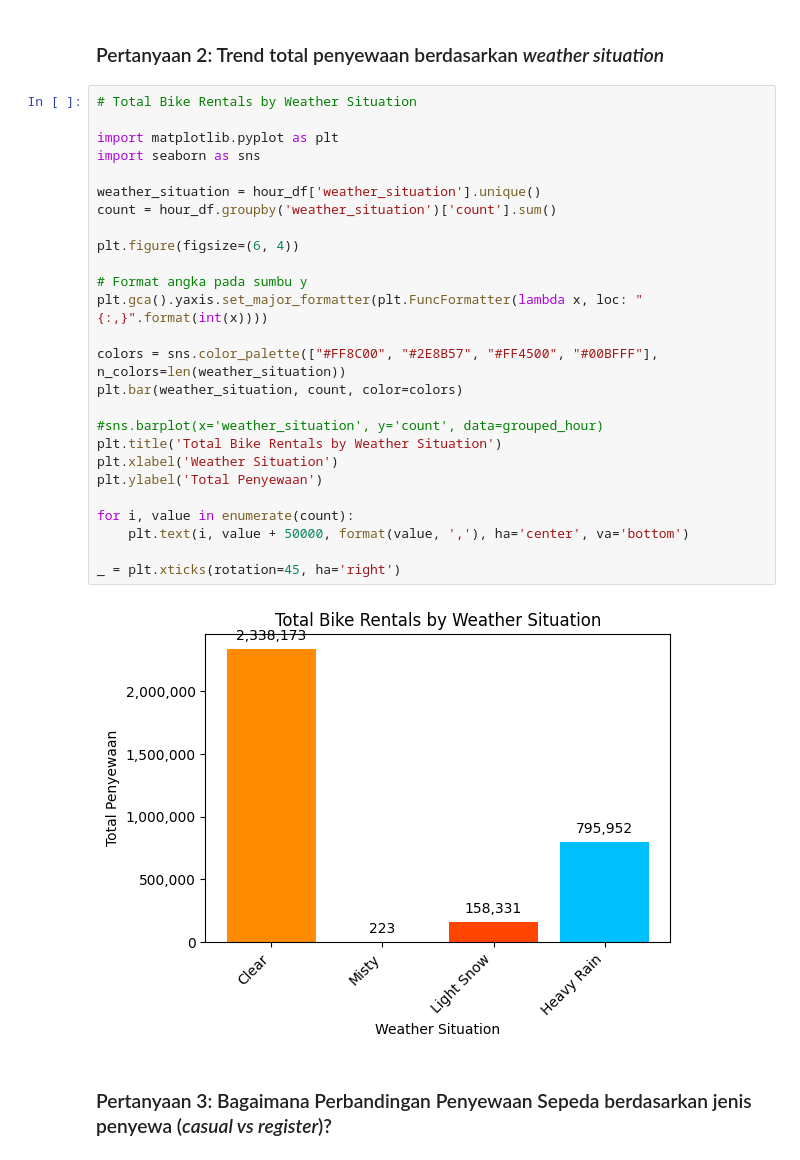
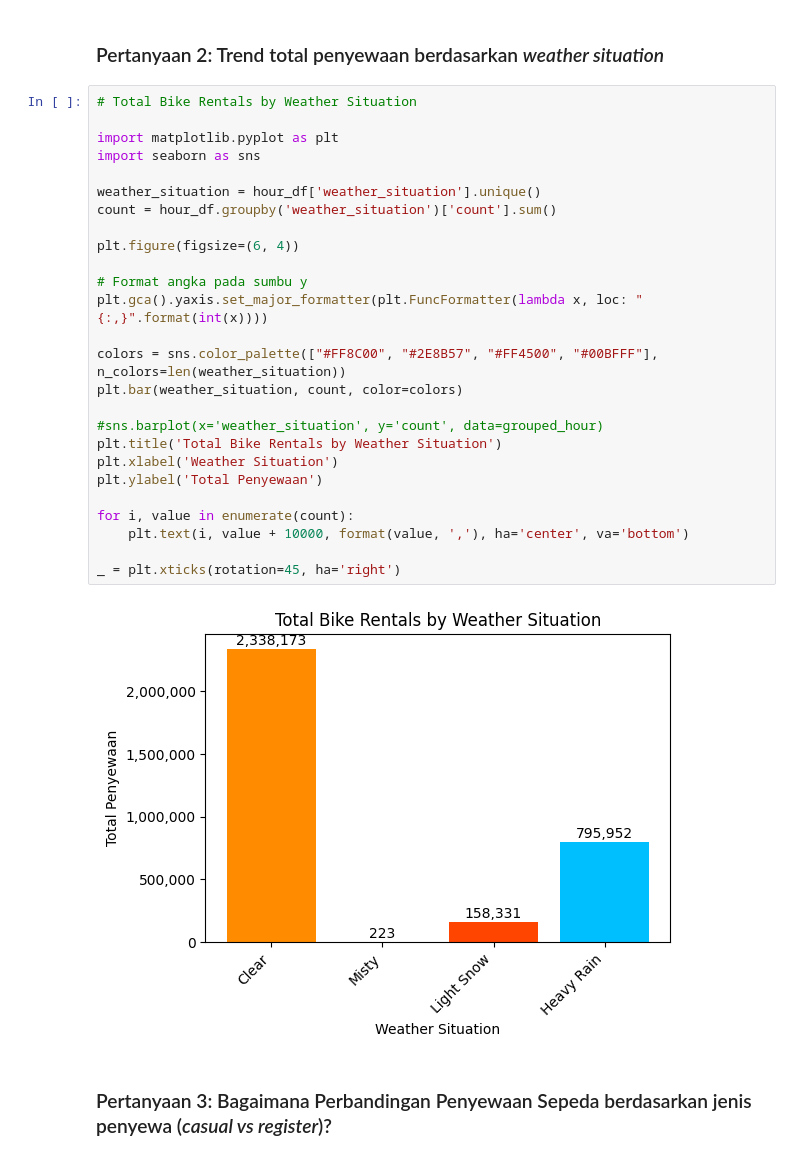
Before and after one commit to DesyIba/dicoding_DA_main_bike, a Jupyter notebook: Proyek_Analisis_Data.ipynb, the cells around one changed output. Drawn from its saved outputs; the diff is of its cells as text.

```diff
--- a/Proyek_Analisis_Data.ipynb
+++ b/Proyek_Analisis_Data.ipynb
@@ -477,31 +477,31 @@ plt.show()
 # %%
 # Total Bike Rentals by Weather Situation
 
 import matplotlib.pyplot as plt
 import seaborn as sns
 
 weather_situation = hour_df['weather_situation'].unique()
 count = hour_df.groupby('weather_situation')['count'].sum()
 
 plt.figure(figsize=(6, 4))
 
 # Format angka pada sumbu y
 plt.gca().yaxis.set_major_formatter(plt.FuncFormatter(lambda x, loc: "{:,}".format(int(x))))
 
 colors = sns.color_palette(["#FF8C00", "#2E8B57", "#FF4500", "#00BFFF"], n_colors=len(weather_situation))
 plt.bar(weather_situation, count, color=colors)
 
 #sns.barplot(x='weather_situation', y='count', data=grouped_hour)
 plt.title('Total Bike Rentals by Weather Situation')
 plt.xlabel('Weather Situation')
 plt.ylabel('Total Penyewaan')
 
 for i, value in enumerate(count):
-    plt.text(i, value + 50000, format(value, ','), ha='center', va='bottom')
+    plt.text(i, value + 10000, format(value, ','), ha='center', va='bottom')
 
 _ = plt.xticks(rotation=45, ha='right')
 # %% [output]
-[figure, old version]
+[figure, new version]
 # %% [markdown]
 ### Pertanyaan 3: Bagaimana Perbandingan Penyewaan Sepeda berdasarkan jenis penyewa (*casual vs register*)?
 # %%
```
Also changed, not shown: parts of 15 cells of this notebook.
